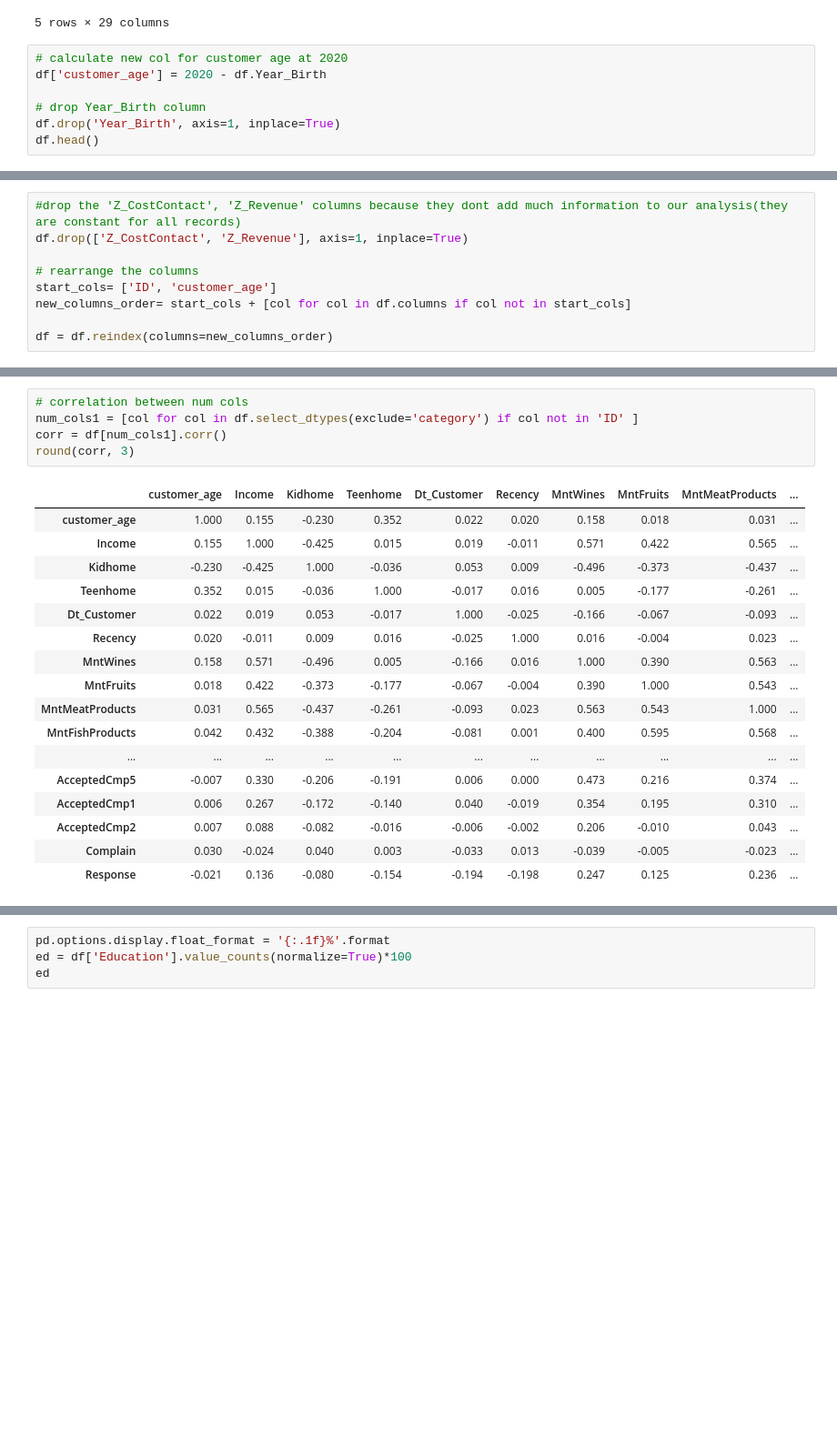
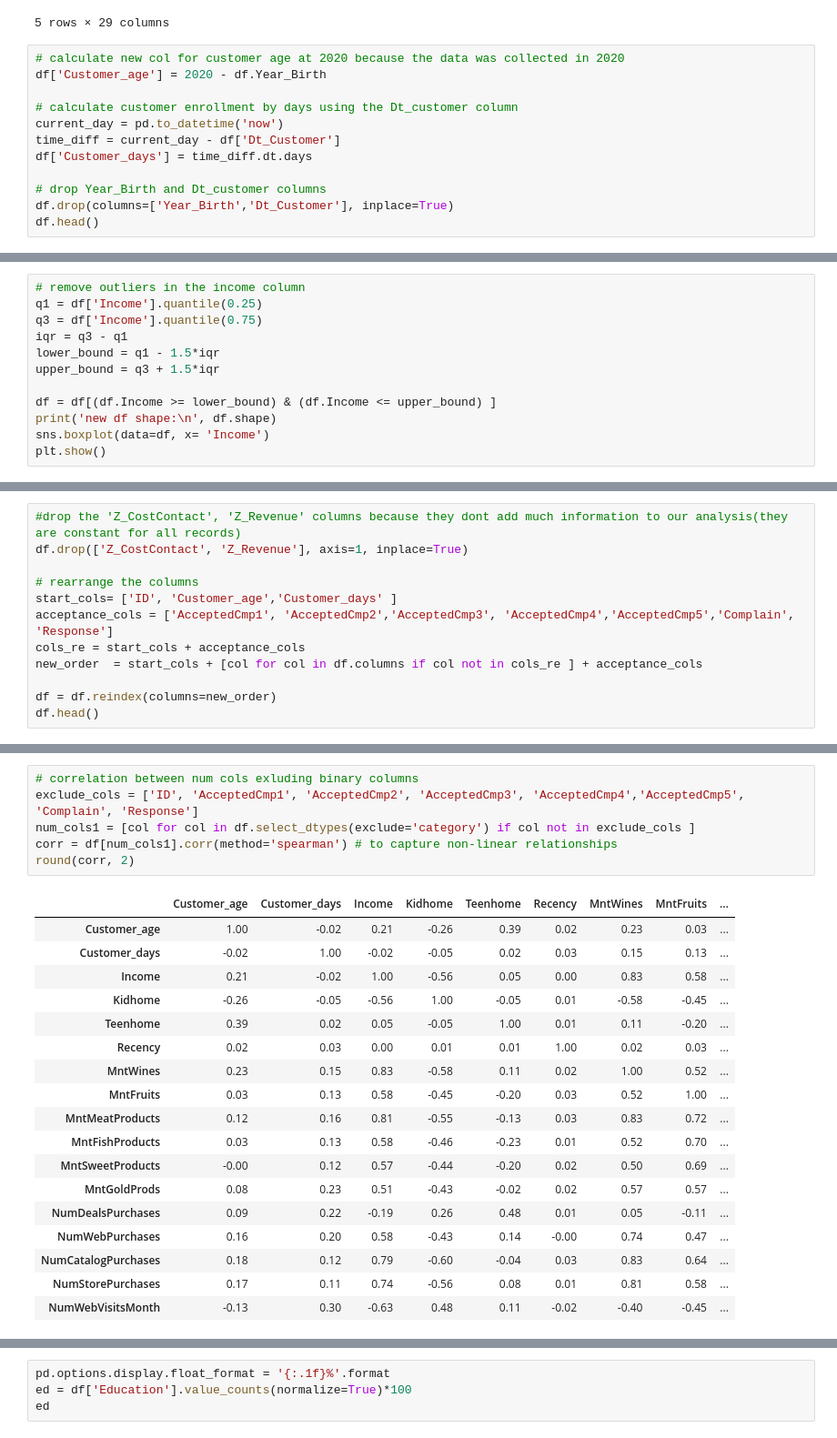
Before and after one commit to Morris-mk/IFood_Marketing-data-Analysis-segmentation-and-classification, a Jupyter notebook: marketing_customer_analysis.ipynb, the cells around one changed output, grey strips where cells are left out. Shown at 91% size. Cells and saved outputs as stored; diff of their text form; blank space fills up the shorter version.

```diff
--- a/marketing_customer_analysis.ipynb
+++ b/marketing_customer_analysis.ipynb
@@ -84,10 +85,15 @@ shape:
 | 4 | 5324 | 1981 | PhD | Married | 58293.0 | 1 | 0 | 2014-01-19 | 94 | ... |
 5 rows × 29 columns
 # %%
-# calculate new col for customer age at 2020
-df['customer_age'] = 2020 - df.Year_Birth
+# calculate new col for customer age at 2020 because the data was collected in 2020
+df['Customer_age'] = 2020 - df.Year_Birth
 
-# drop Year_Birth column
-df.drop('Year_Birth', axis=1, inplace=True)
+# calculate customer enrollment by days using the Dt_customer column
+current_day = pd.to_datetime('now')
+time_diff = current_day - df['Dt_Customer']
+df['Customer_days'] = time_diff.dt.days
+
+# drop Year_Birth and Dt_customer columns
+df.drop(columns=['Year_Birth','Dt_Customer'], inplace=True)
 df.head()
 # %% [output]
@@ -152,0 +172,12 @@ plot_boxplots(df)
+# %%
+# remove outliers in the income column
+q1 = df['Income'].quantile(0.25)
+q3 = df['Income'].quantile(0.75)
+iqr = q3 - q1
+lower_bound = q1 - 1.5*iqr
+upper_bound = q3 + 1.5*iqr
+
+df = df[(df.Income >= lower_bound) & (df.Income <= upper_bound) ]
+print('new df shape:\n', df.shape)
+sns.boxplot(data=df, x= 'Income')
+plt.show()
@@ -160,7 +194,10 @@ This is because they contain useful information
 df.drop(['Z_CostContact', 'Z_Revenue'], axis=1, inplace=True)
 
 # rearrange the columns
-start_cols= ['ID', 'customer_age']
-new_columns_order= start_cols + [col for col in df.columns if col not in start_cols]
+start_cols= ['ID', 'Customer_age','Customer_days' ]
+acceptance_cols = ['AcceptedCmp1', 'AcceptedCmp2','AcceptedCmp3', 'AcceptedCmp4','AcceptedCmp5','Complain', 'Response']
+cols_re = start_cols + acceptance_cols
+new_order  = start_cols + [col for col in df.columns if col not in cols_re ] + acceptance_cols
 
-df = df.reindex(columns=new_columns_order)
+df = df.reindex(columns=new_order)
+df.head()
@@ -217,25 +267,27 @@ plot_histograms(df, dist_cols)
 - bar plots with hue for marketing metrics cols
 - pivot charts, crosstabs
 # %%
-# correlation between num cols
-num_cols1 = [col for col in df.select_dtypes(exclude='category') if col not in 'ID' ]
-corr = df[num_cols1].corr()
-round(corr, 3)
+# correlation between num cols exluding binary columns
+exclude_cols = ['ID', 'AcceptedCmp1', 'AcceptedCmp2', 'AcceptedCmp3', 'AcceptedCmp4','AcceptedCmp5', 'Complain', 'Response']
+num_cols1 = [col for col in df.select_dtypes(exclude='category') if col not in exclude_cols ]
+corr = df[num_cols1].corr(method='spearman') # to capture non-linear relationships
+round(corr, 2)
 # %% [output]
-|  | customer_age | Income | Kidhome | Teenhome | Dt_Customer | Recency | MntWines | MntFruits | MntMeatProducts | ... |
-| customer_age | 1.000 | 0.155 | -0.230 | 0.352 | 0.022 | 0.020 | 0.158 | 0.018 | 0.031 | ... |
-| Income | 0.155 | 1.000 | -0.425 | 0.015 | 0.019 | -0.011 | 0.571 | 0.422 | 0.565 | ... |
-| Kidhome | -0.230 | -0.425 | 1.000 | -0.036 | 0.053 | 0.009 | -0.496 | -0.373 | -0.437 | ... |
-| Teenhome | 0.352 | 0.015 | -0.036 | 1.000 | -0.017 | 0.016 | 0.005 | -0.177 | -0.261 | ... |
-| Dt_Customer | 0.022 | 0.019 | 0.053 | -0.017 | 1.000 | -0.025 | -0.166 | -0.067 | -0.093 | ... |
-| Recency | 0.020 | -0.011 | 0.009 | 0.016 | -0.025 | 1.000 | 0.016 | -0.004 | 0.023 | ... |
-| MntWines | 0.158 | 0.571 | -0.496 | 0.005 | -0.166 | 0.016 | 1.000 | 0.390 | 0.563 | ... |
-| MntFruits | 0.018 | 0.422 | -0.373 | -0.177 | -0.067 | -0.004 | 0.390 | 1.000 | 0.543 | ... |
-| MntMeatProducts | 0.031 | 0.565 | -0.437 | -0.261 | -0.093 | 0.023 | 0.563 | 0.543 | 1.000 | ... |
-| MntFishProducts | 0.042 | 0.432 | -0.388 | -0.204 | -0.081 | 0.001 | 0.400 | 0.595 | 0.568 | ... |
-| ... | ... | ... | ... | ... | ... | ... | ... | ... | ... | ... |
-| AcceptedCmp5 | -0.007 | 0.330 | -0.206 | -0.191 | 0.006 | 0.000 | 0.473 | 0.216 | 0.374 | ... |
-| AcceptedCmp1 | 0.006 | 0.267 | -0.172 | -0.140 | 0.040 | -0.019 | 0.354 | 0.195 | 0.310 | ... |
-| AcceptedCmp2 | 0.007 | 0.088 | -0.082 | -0.016 | -0.006 | -0.002 | 0.206 | -0.010 | 0.043 | ... |
-| Complain | 0.030 | -0.024 | 0.040 | 0.003 | -0.033 | 0.013 | -0.039 | -0.005 | -0.023 | ... |
-| Response | -0.021 | 0.136 | -0.080 | -0.154 | -0.194 | -0.198 | 0.247 | 0.125 | 0.236 | ... |
+|  | Customer_age | Customer_days | Income | Kidhome | Teenhome | Recency | MntWines | MntFruits | ... |
+| Customer_age | 1.00 | -0.02 | 0.21 | -0.26 | 0.39 | 0.02 | 0.23 | 0.03 | ... |
+| Customer_days | -0.02 | 1.00 | -0.02 | -0.05 | 0.02 | 0.03 | 0.15 | 0.13 | ... |
+| Income | 0.21 | -0.02 | 1.00 | -0.56 | 0.05 | 0.00 | 0.83 | 0.58 | ... |
+| Kidhome | -0.26 | -0.05 | -0.56 | 1.00 | -0.05 | 0.01 | -0.58 | -0.45 | ... |
+| Teenhome | 0.39 | 0.02 | 0.05 | -0.05 | 1.00 | 0.01 | 0.11 | -0.20 | ... |
+| Recency | 0.02 | 0.03 | 0.00 | 0.01 | 0.01 | 1.00 | 0.02 | 0.03 | ... |
+| MntWines | 0.23 | 0.15 | 0.83 | -0.58 | 0.11 | 0.02 | 1.00 | 0.52 | ... |
+| MntFruits | 0.03 | 0.13 | 0.58 | -0.45 | -0.20 | 0.03 | 0.52 | 1.00 | ... |
+| MntMeatProducts | 0.12 | 0.16 | 0.81 | -0.55 | -0.13 | 0.03 | 0.83 | 0.72 | ... |
+| MntFishProducts | 0.03 | 0.13 | 0.58 | -0.46 | -0.23 | 0.01 | 0.52 | 0.70 | ... |
+| MntSweetProducts | -0.00 | 0.12 | 0.57 | -0.44 | -0.20 | 0.02 | 0.50 | 0.69 | ... |
+| MntGoldProds | 0.08 | 0.23 | 0.51 | -0.43 | -0.02 | 0.02 | 0.57 | 0.57 | ... |
+| NumDealsPurchases | 0.09 | 0.22 | -0.19 | 0.26 | 0.48 | 0.01 | 0.05 | -0.11 | ... |
+| NumWebPurchases | 0.16 | 0.20 | 0.58 | -0.43 | 0.14 | -0.00 | 0.74 | 0.47 | ... |
+| NumCatalogPurchases | 0.18 | 0.12 | 0.79 | -0.60 | -0.04 | 0.03 | 0.83 | 0.64 | ... |
+| NumStorePurchases | 0.17 | 0.11 | 0.74 | -0.56 | 0.08 | 0.01 | 0.81 | 0.58 | ... |
+| NumWebVisitsMonth | -0.13 | 0.30 | -0.63 | 0.48 | 0.11 | -0.02 | -0.40 | -0.45 | ... |
```
Also changed, not shown: parts of 38 cells of this notebook, 1 other file.
